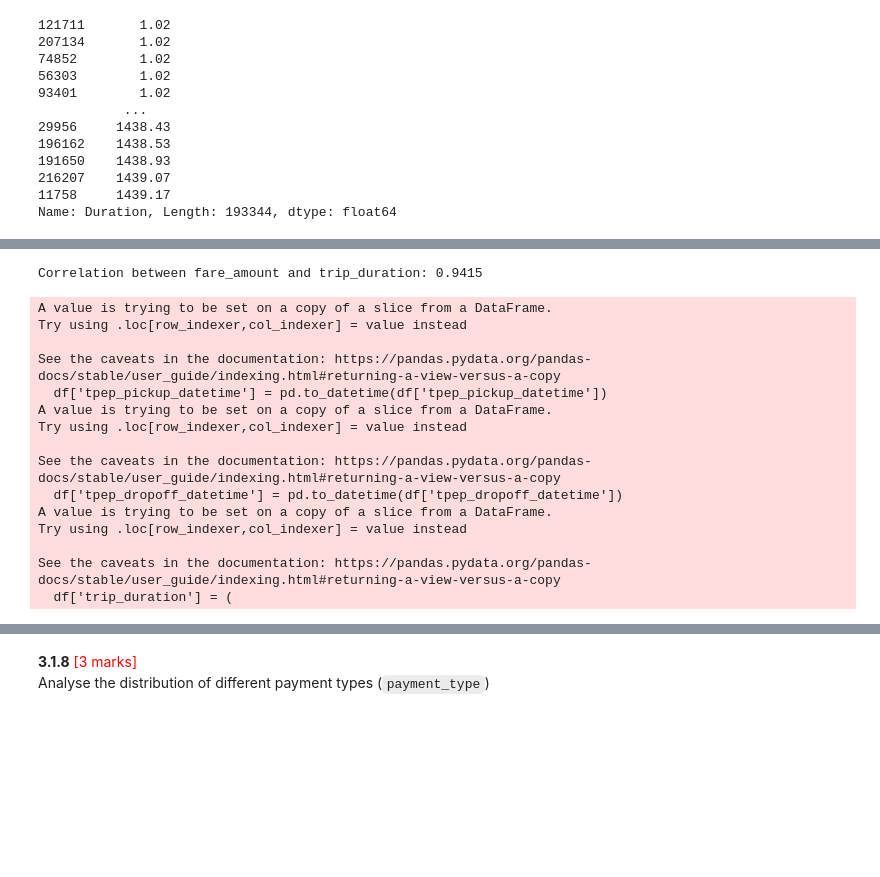
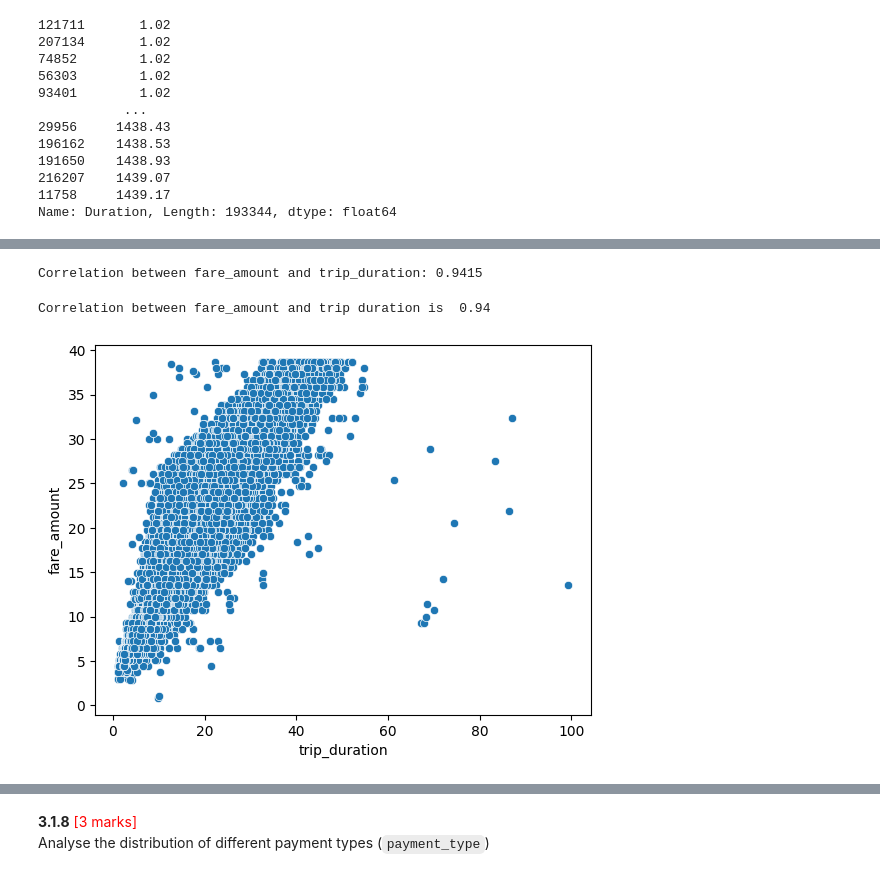
Before and after one commit to Rushank14/Python-Notebooks, a Jupyter notebook: notebooks/EDA_Assg_NYC_Taxi_Starter.ipynb, the cells around one changed output, grey strips where cells are left out. Cells and saved outputs as stored; diff of their text form; code cells hidden in the pictures; blank space fills up the shorter version.

```diff
--- a/notebooks/EDA_Assg_NYC_Taxi_Starter.ipynb
+++ b/notebooks/EDA_Assg_NYC_Taxi_Starter.ipynb
@@ -1341,10 +1296,11 @@ df['trip_duration'] = (
 ).dt.total_seconds() / 60
 
 # Filter out invalid durations (0 or more than 180 mins — i.e., 3 hours)
-df = df[
+duration = df[
     (df['trip_duration'] > 0) &
     (df['trip_duration'] <= 180)
 ]
+
 
 # Calculate correlation between fare and duration
 correlation_duration = df['fare_amount'].corr(df['trip_duration'])
@@ -1353,18 +1309,3 @@ correlation_duration = df['fare_amount'].corr(df['trip_duration'])
 print(f"Correlation between fare_amount and trip_duration: {correlation_duration:.4f}")
 # %% [output]
 Correlation between fare_amount and trip_duration: 0.9415
-A value is trying to be set on a copy of a slice from a DataFrame.
-Try using .loc[row_indexer,col_indexer] = value instead
-
-See the caveats in the documentation: https://pandas.pydata.org/pandas-docs/stable/user_guide/indexing.html#returning-a-view-versus-a-copy
-  df['tpep_pickup_datetime'] = pd.to_datetime(df['tpep_pickup_datetime'])
-A value is trying to be set on a copy of a slice from a DataFrame.
-Try using .loc[row_indexer,col_indexer] = value instead
-
-See the caveats in the documentation: https://pandas.pydata.org/pandas-docs/stable/user_guide/indexing.html#returning-a-view-versus-a-copy
-  df['tpep_dropoff_datetime'] = pd.to_datetime(df['tpep_dropoff_datetime'])
-A value is trying to be set on a copy of a slice from a DataFrame.
-Try using .loc[row_indexer,col_indexer] = value instead
-
-See the caveats in the documentation: https://pandas.pydata.org/pandas-docs/stable/user_guide/indexing.html#returning-a-view-versus-a-copy
-  df['trip_duration'] = (
@@ -1375,3 +1312,11 @@ df = df[condition]
+# %%
+sns.scatterplot(data=df, x= df.trip_duration, y=df.fare_amount)
+
+
+print('Correlation between fare_amount and trip duration is ', round(df.trip_duration.corr(df.fare_amount),2))
+# %% [output]
+Correlation between fare_amount and trip duration is  0.94
+[figure, added]
 # %%
 # Show relationship between fare and number of passengers
 
```
Also changed, not shown: parts of 19 cells of this notebook, 1 other file.
